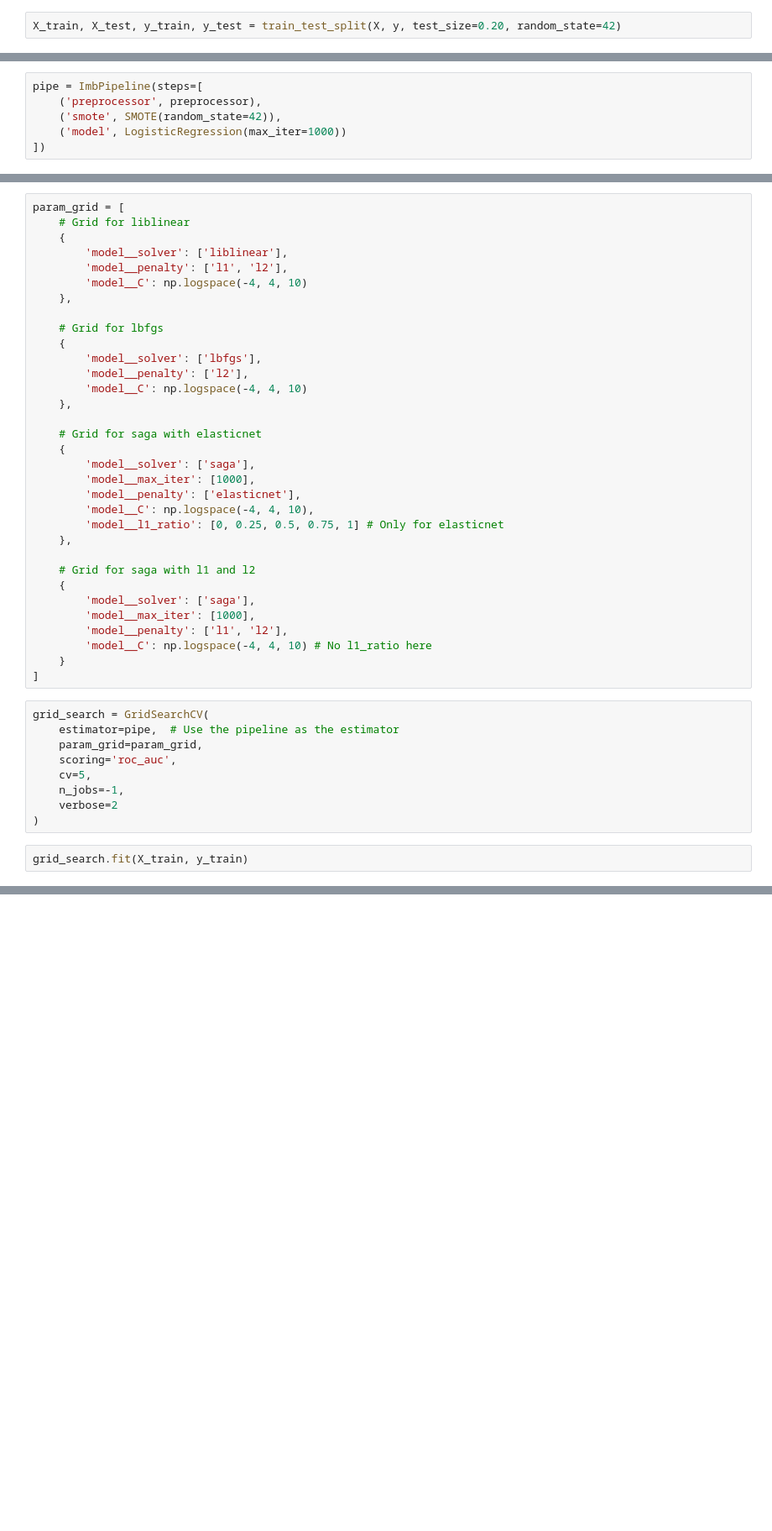
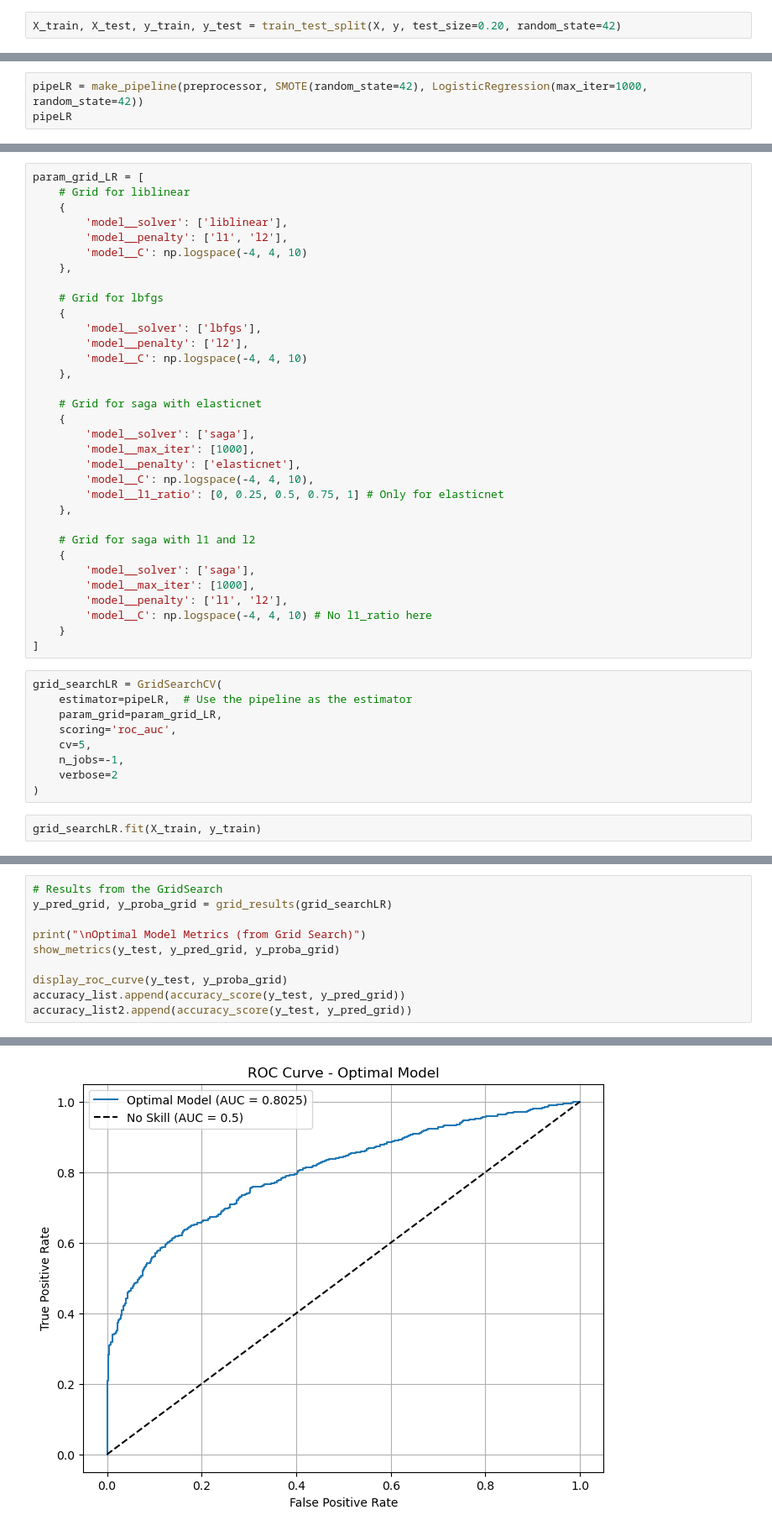
Before and after one commit to WANG-Lucas-sokko/ML_CCC, a Jupyter notebook: ML_CCC_project.ipynb, the cells around one changed output, grey strips where cells are left out. Shown at 84% size. Cells and saved outputs as stored; diff of their text form; blank space fills up the shorter version.

```diff
--- a/ML_CCC_project.ipynb
+++ b/ML_CCC_project.ipynb
@@ -497,6 +568,3 @@ preprocessor = ColumnTransformer(
 # %%
-pipe = ImbPipeline(steps=[
-    ('preprocessor', preprocessor),
-    ('smote', SMOTE(random_state=42)),
-    ('model', LogisticRegression(max_iter=1000))
-])
+pipeLR = make_pipeline(preprocessor, SMOTE(random_state=42), LogisticRegression(max_iter=1000, random_state=42))
+pipeLR
@@ -503,5 +588,5 @@ pipe = ImbPipeline(steps=[
 # %%
-param_grid = [
+param_grid_LR = [
     # Grid for liblinear
     {
         'model__solver': ['liblinear'],
@@ -534,13 +619,13 @@ param_grid = [
     }
 ]
 # %%
-grid_search = GridSearchCV(
-    estimator=pipe,  # Use the pipeline as the estimator
-    param_grid=param_grid,
+grid_searchLR = GridSearchCV(
+    estimator=pipeLR,  # Use the pipeline as the estimator
+    param_grid=param_grid_LR,
     scoring='roc_auc',
     cv=5,
     n_jobs=-1,
     verbose=2
 )
 # %%
-grid_search.fit(X_train, y_train)
+grid_searchLR.fit(X_train, y_train)
@@ -574,0 +651,11 @@ plt.show()
+# %%
+# Results from the GridSearch
+y_pred_grid, y_proba_grid = grid_results(grid_searchLR)
+
+print("\nOptimal Model Metrics (from Grid Search)")
+show_metrics(y_test, y_pred_grid, y_proba_grid)
+
+display_roc_curve(y_test, y_proba_grid)
+accuracy_list.append(accuracy_score(y_test, y_pred_grid))
+accuracy_list2.append(accuracy_score(y_test, y_pred_grid))
+# %% [output]
@@ -574,0 +679 @@ plt.show()
+[figure, added]
```
Also changed, not shown: parts of 27 cells of this notebook.
